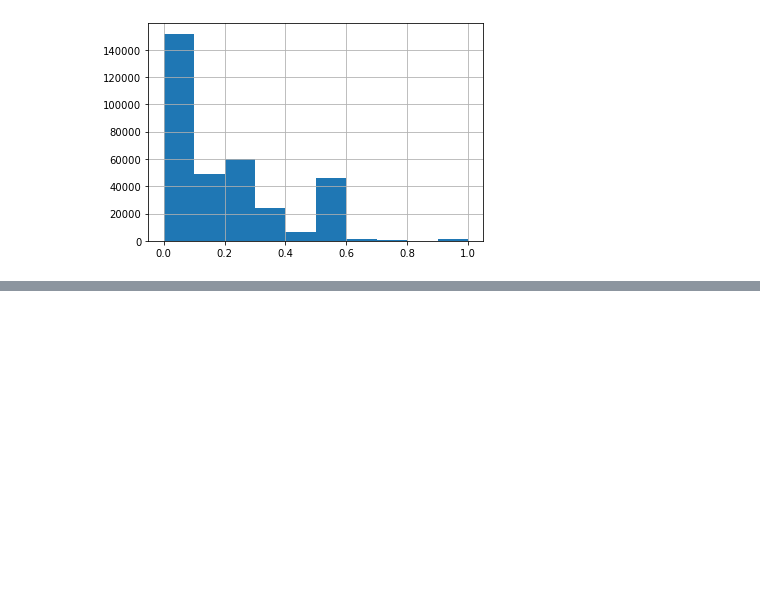
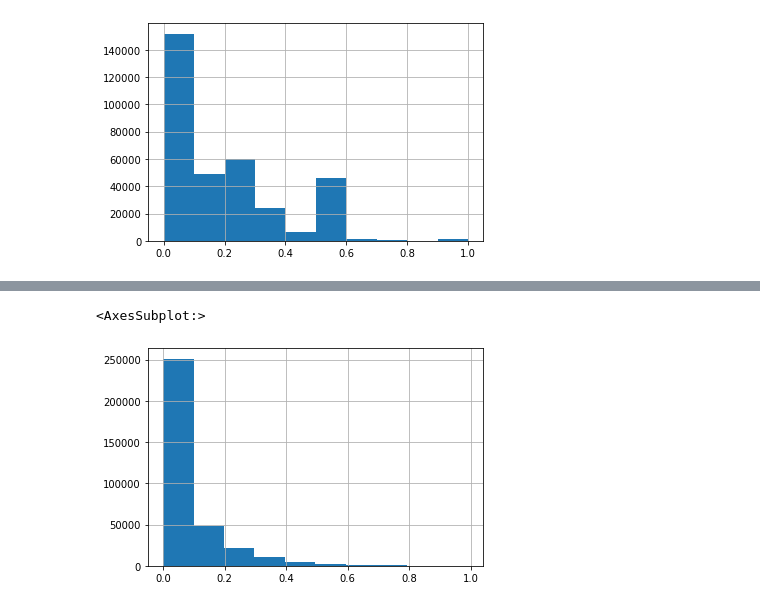
Before and after one commit to hazel1002/credit_risk, a Jupyter notebook: feature_selection.ipynb, the cells around one changed output, grey strips where cells are left out. Cells and saved outputs as stored; diff of their text form; code cells hidden in the pictures; blank space fills up the shorter version.

```diff
--- a/feature_selection.ipynb
+++ b/feature_selection.ipynb
@@ -292 +400,6 @@ chao_label['late_count_inLoan / Loan_count'].hist()
+# %%
+chao_label['late_count_total / INSTALMENT_count'].hist()
+# %% [output]
+<AxesSubplot:>
+[figure, added]
 # %%
```
Also changed, not shown: parts of 29 cells of this notebook, 6 other files.
